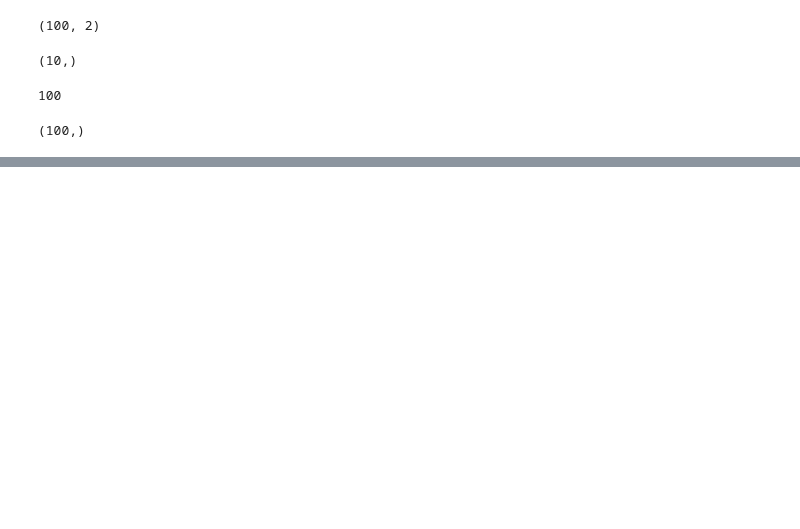
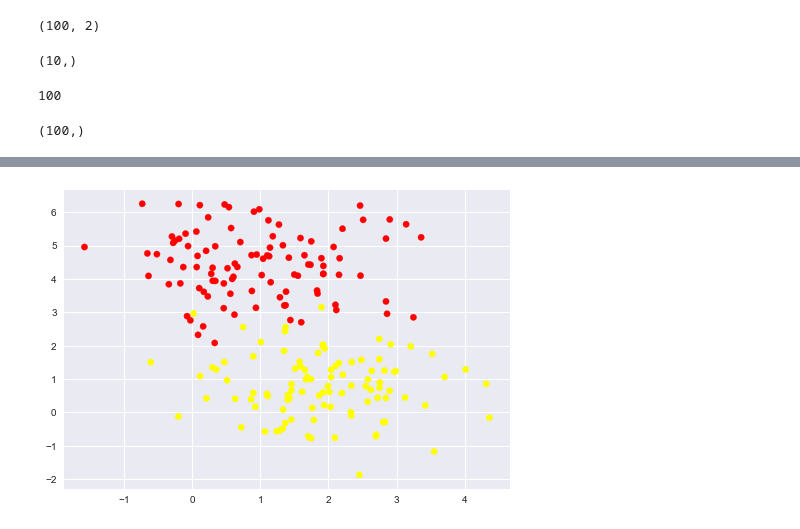
Before and after one commit to anggairawan/EPA1333, a Jupyter notebook: notebook/Final_Assignment/Learn ML/SVM.ipynb, the cells around one changed output, grey strips where cells are left out. Cells and saved outputs as stored; diff of their text form; code cells hidden in the pictures; blank space fills up the shorter version.

```diff
--- a/notebook/Final_Assignment/Learn ML/SVM.ipynb
+++ b/notebook/Final_Assignment/Learn ML/SVM.ipynb
@@ -252,0 +219,6 @@ interact(plot_3D, elev=(-90, 90), azip=(-180, 180),X=fixed(X), y=fixed(y));
+# %%
+X, y = make_blobs(n_samples=200, centers=2,
+random_state=0, cluster_std=1)
+plt.scatter(X[:, 0], X[:, 1], c=y, s=40, cmap='autumn');
+# %% [output]
+[figure, added]
```
Also changed, not shown: parts of 34 cells of this notebook, 16 other files.
